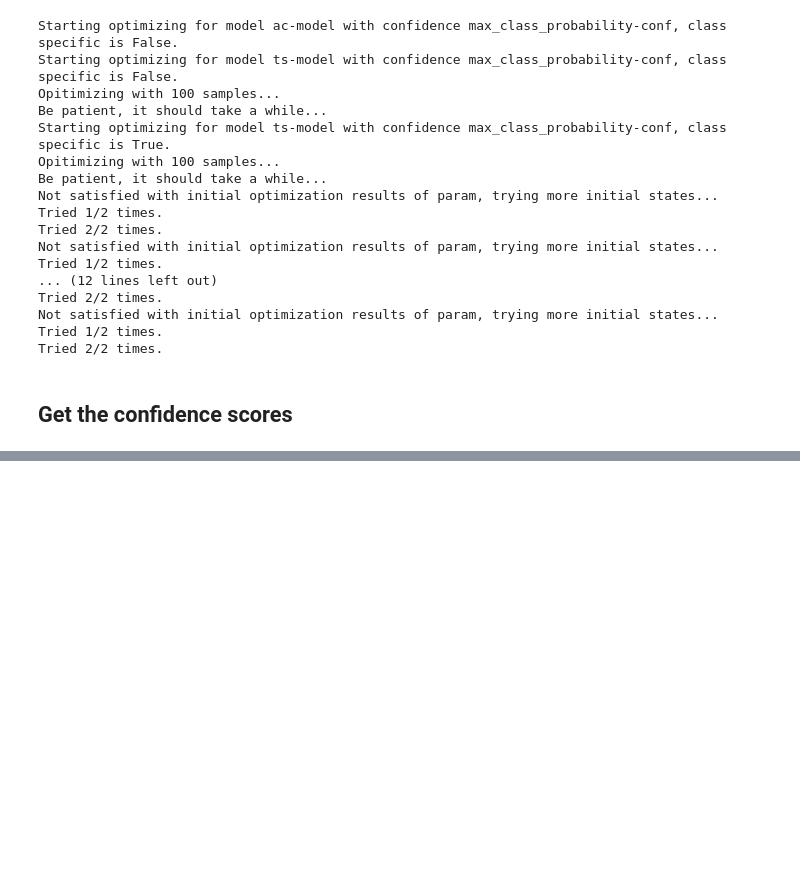
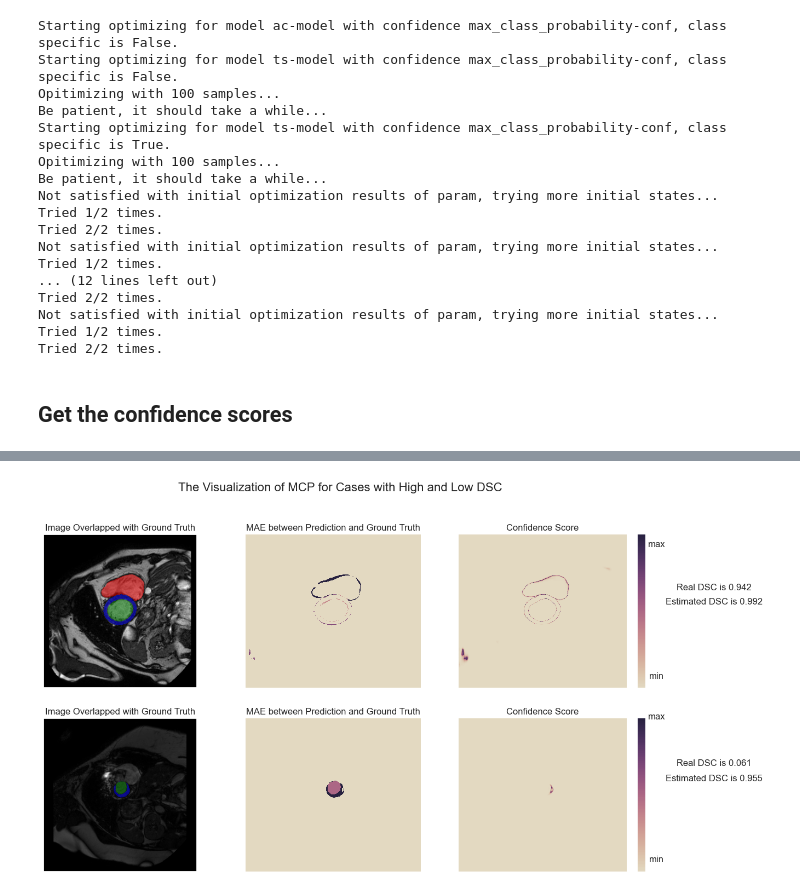
Before and after one commit to ZerojumpLine/MOVAL, a Jupyter notebook: docs/source/demos/analysis_seg2d.ipynb, the cells around one changed output, grey strips where cells are left out. Cells and saved outputs as stored; diff of their text form; code cells hidden in the pictures; blank space fills up the shorter version.

```diff
--- a/docs/source/demos/analysis_seg2d.ipynb
+++ b/docs/source/demos/analysis_seg2d.ipynb
@@ -421,0 +525,13 @@ dsc
+# %%
+dsc_sort = np.argsort(dsc_mcp)
+imgs_toshow = [imgs_test[dsc_sort[-1]], imgs_test[dsc_sort[0]]]
+lbls_toshow = [gt_test[dsc_sort[-1]], gt_test[dsc_sort[0]]]
+preds_toshow = [np.argmax(logits_test[dsc_sort[-1]], axis=0), np.argmax(logits_test[dsc_sort[0]], axis=0)]
+_real_dscs = [dsc_mcp[dsc_sort[-1]], dsc_mcp[dsc_sort[0]]]
+#
+conf_maps = [conf_mcp[dsc_sort[-1]], conf_mcp[dsc_sort[0]]]
+_estim_dscs = [estim_dsc_mcp[dsc_sort[-1]], estim_dsc_mcp[dsc_sort[0]]]
+# %%
+visual_two_case(conf_maps, imgs_toshow, lbls_toshow, preds_toshow, _real_dscs, _estim_dscs, title = 'The Visualization of MCP for Cases with High and Low DSC')
+# %% [output]
+[figure, added]
```
Also changed, not shown: parts of 12 cells of this notebook, 10 other files.
